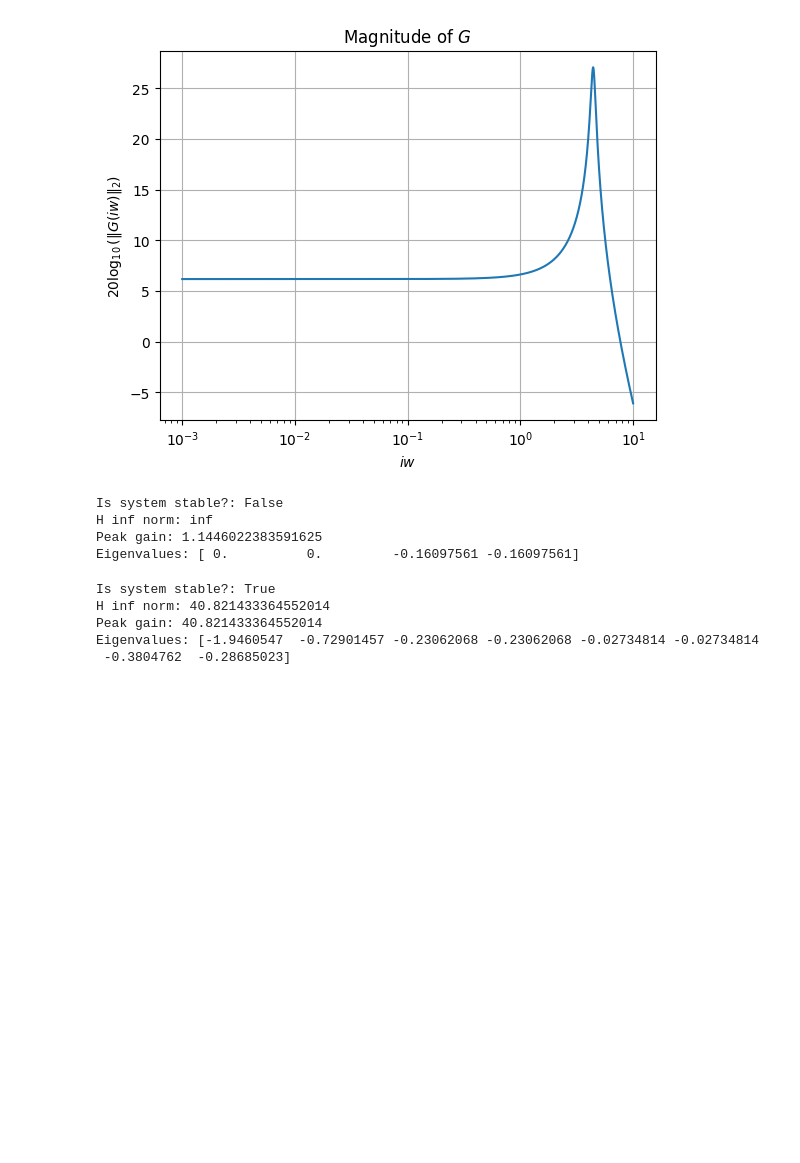
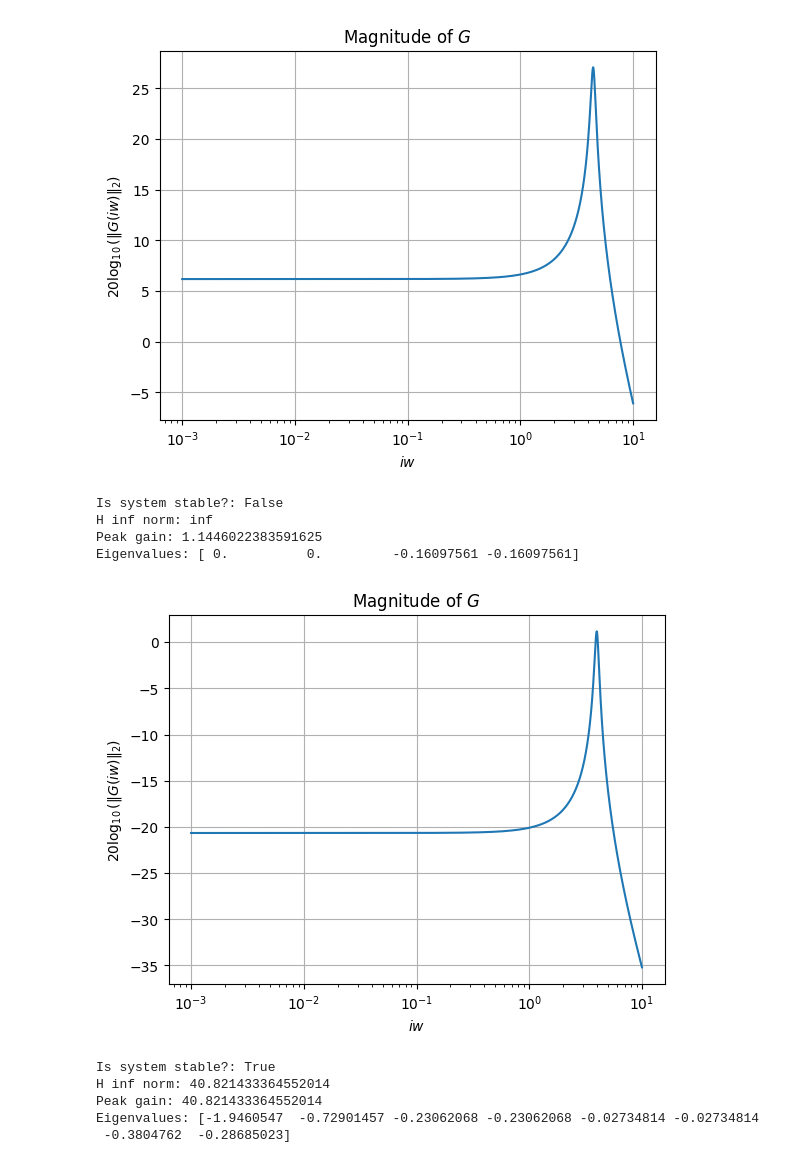
Before and after one commit to Dany-L/statesim, a Jupyter notebook: scripts/notebooks/feasibility_test.ipynb, the cells around one changed output. Drawn from its saved outputs; the diff is of its cells as text; code cells hidden in the pictures; blank space fills up the shorter version.

```diff
--- a/scripts/notebooks/feasibility_test.ipynb
+++ b/scripts/notebooks/feasibility_test.ipynb
@@ -37,34 +41,26 @@ Eigenvalues: [-0.2 -0.2]
 # %%
 system = CartPole(mu_p=0.01)
 x_bar = np.array([[0], [0], [np.pi], [0]])
 A_symb, B_symb = system.get_linearization()
 A_c, B_c = system.evaluate_linearization(
     A_sym=A_symb, B_sym=B_symb, x_bar=x_bar, u_bar=np.array([[0]])
 )
 C_c = np.array([[0, 0, 1, 0]])
 D_c = np.array([[0]])
 # discretize
 eta = 0.001
 A_lin = A_c * eta + np.eye(system.nx)
 B_lin = B_c * eta
 
 ana = SystemAnalysisContinuous((A_c, B_c, C_c, D_c))
 ana.plot_magnitude()
 ana.analysis()
-
-# sizes of states, input, outputs
-nx = system.nx  # state size of controller is same as state size of plant
-nu = (
-    system.nx
-)  # it is a residual model, the output of the residual needs to have the same dimension as the sate
-ny = system.nx
-nw = 5
-nz = nw  # input to and from uncertainty are equal
 # %% [output]
 Is system stable?: False
 H inf norm: inf
 Peak gain: 1.1446022383591625
 Eigenvalues: [ 0.          0.         -0.16097561 -0.16097561]
+[figure, added]
 # %%
 system = CoupledMsd()
 A_sym, B_sym = system.get_linearization()
```
Also changed, not shown: parts of 5 cells of this notebook, 6 other files.
